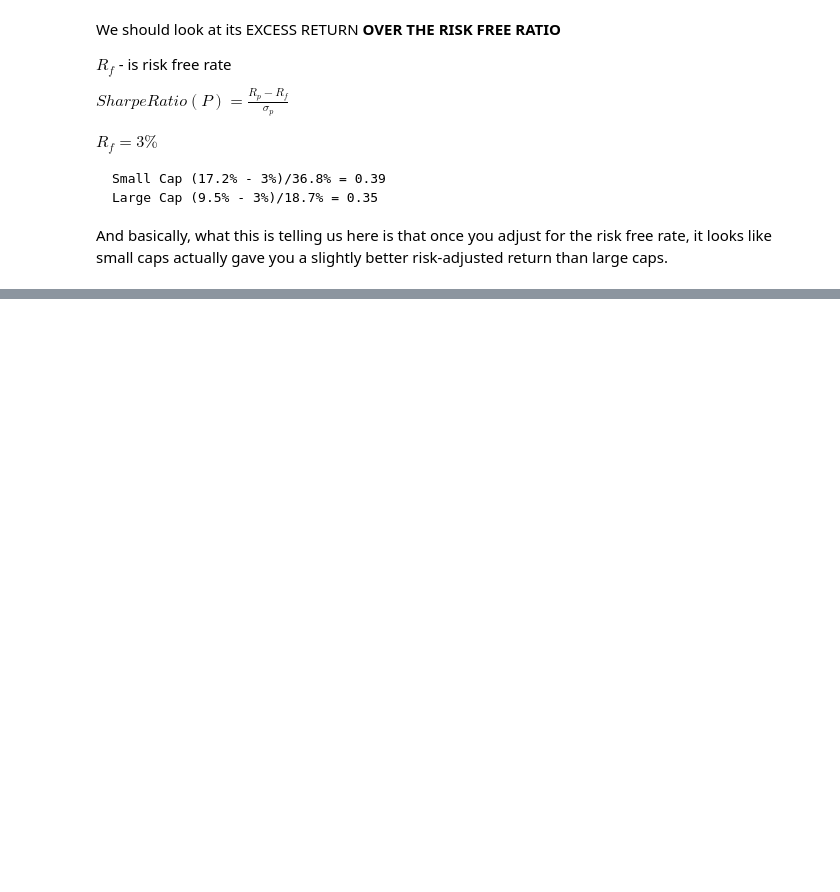
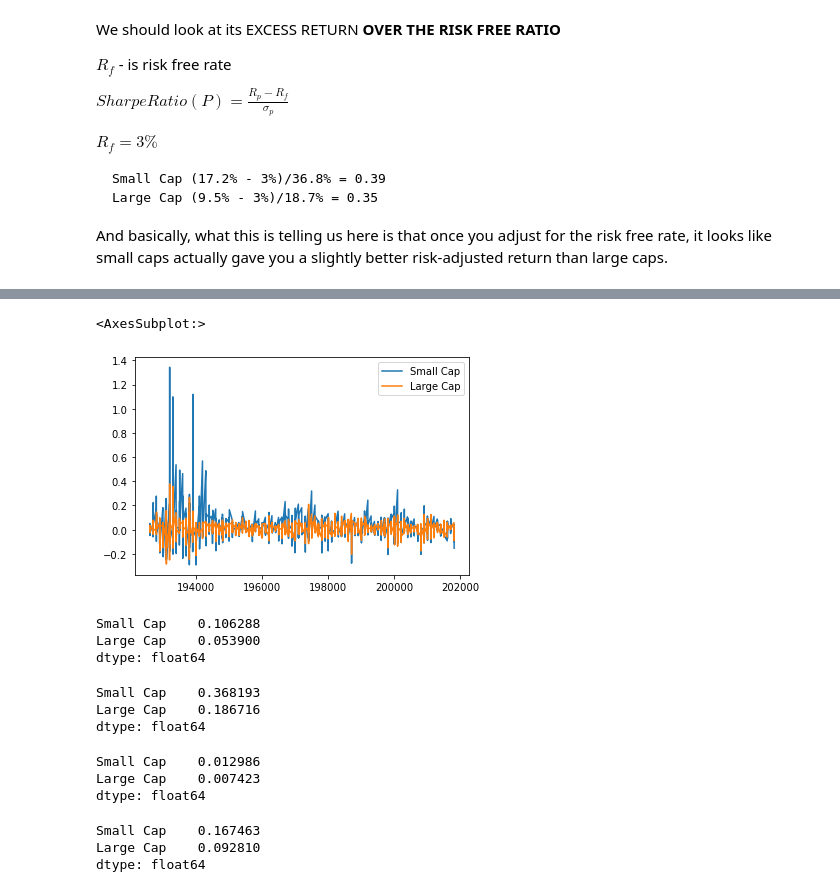
Before and after one commit to ididit4you/Investment-Management-with-Python, a Jupyter notebook: introduction/week_1/Measures of risk and reward.ipynb, the cells around one changed output, grey strips where cells are left out. Cells and saved outputs as stored; diff of their text form; code cells hidden in the pictures; blank space fills up the shorter version.

```diff
--- a/introduction/week_1/Measures of risk and reward.ipynb
+++ b/introduction/week_1/Measures of risk and reward.ipynb
@@ -70,0 +192,16 @@ And basically, what this is telling us here is that once you adjust for the risk
+# %%
+# Lets fix it!
+from pathlib import Path
+import pandas as pd
+import numpy as np
+
+data_path = Path().cwd().parents[1].joinpath('data')
+data_path
+
+returns = pd.read_csv(
+    data_path.joinpath('Portfolios_Formed_on_ME_monthly_EW.csv'),
+    header=0,
+    index_col=0,
+    parse_dates=True,
+    na_values=-99.99,
+)
@@ -70,0 +217,4 @@ And basically, what this is telling us here is that once you adjust for the risk
+# %%
+columns = ['Lo 10', 'Hi 10']
+returns = returns[columns]
+returns.head()
@@ -70,0 +228,4 @@ And basically, what this is telling us here is that once you adjust for the risk
+# %%
+## Make numbers raw again (for practice and its good to use raw data)
+returns = returns / 100
+returns.head()
@@ -70,0 +239,3 @@ And basically, what this is telling us here is that once you adjust for the risk
+# %%
+returns.columns = ['Small Cap', 'Large Cap']
+returns.head()
@@ -70,0 +249,30 @@ And basically, what this is telling us here is that once you adjust for the risk
+# %%
+returns.plot()
+# %% [output]
+<AxesSubplot:>
+[figure, added]
+# %%
+# Volatility
+returns.std()
+# %% [output]
+Small Cap    0.106288
+Large Cap    0.053900
+dtype: float64
+# %%
+annualized_volatility = returns.std() * (12 ** 0.5) ### 12 couse its monthly returns
+annualized_volatility
+# %% [output]
+Small Cap    0.368193
+Large Cap    0.186716
+dtype: float64
+# %%
+## total_returns = (returns + 1).prod() - 1
+## But we have to calculate monthly
+## So:
+n_month = returns.shape[0]
+return_per_month = (returns + 1).prod()  ** (1 / n_month)  - 1  # its like a 'reversed' annualization
+return_per_month
+# %% [output]
+Small Cap    0.012986
+Large Cap    0.007423
+dtype: float64
@@ -70,0 +281,7 @@ And basically, what this is telling us here is that once you adjust for the risk
+# %%
+annualized_return = (return_per_month + 1) ** 12 - 1
+annualized_return
+# %% [output]
+Small Cap    0.167463
+Large Cap    0.092810
+dtype: float64
```
Also changed, not shown: parts of 24 cells of this notebook, 1 other file.
